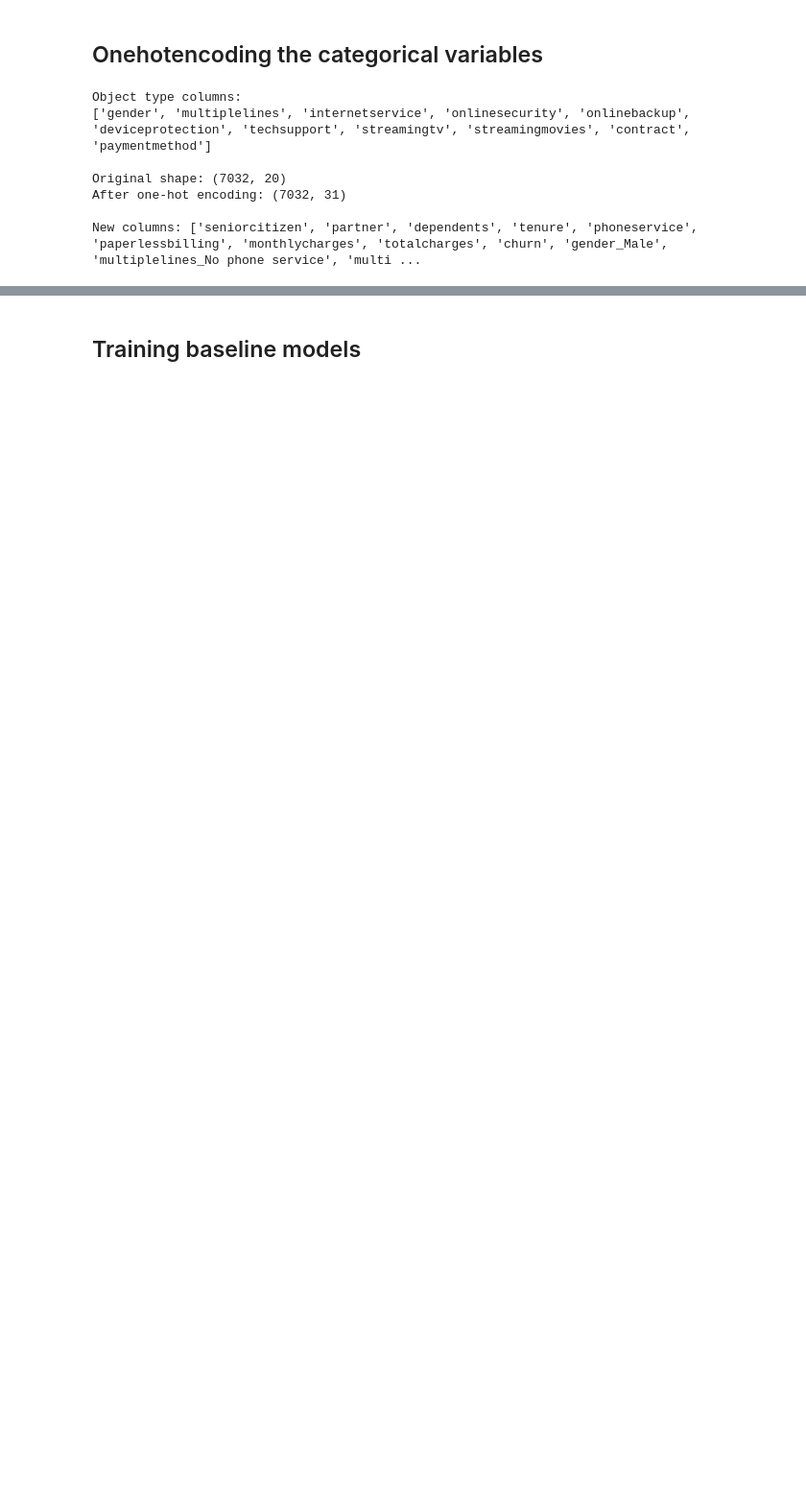
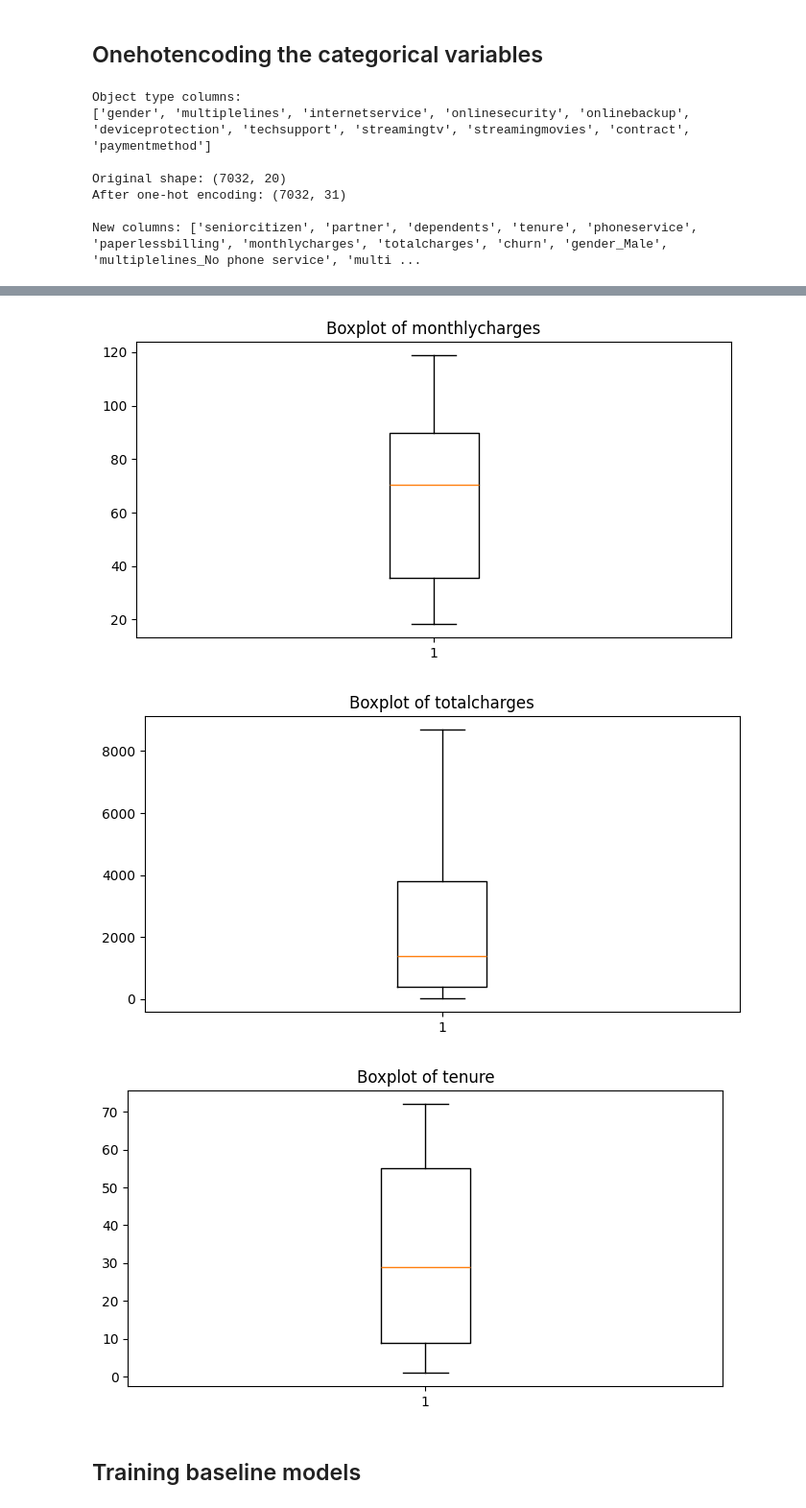
Before and after one commit to GusdPaula/MLENG_FIAP, a Jupyter notebook: fase_1/Gustavo/notebooks_eda/eda.ipynb, the cells around one changed output, grey strips where cells are left out. Shown at 96% size. Saved outputs shown, nothing was run; the diff lists cells and outputs as text; code cells hidden in the pictures; blank space fills up the shorter version.

```diff
--- a/fase_1/Gustavo/notebooks_eda/eda.ipynb
+++ b/fase_1/Gustavo/notebooks_eda/eda.ipynb
@@ -403,3 +425,16 @@ New columns: ['seniorcitizen', 'partner', 'dependents', 'tenure', 'phoneservice'
+# %%
+numerical_features = ['monthlycharges', 'totalcharges', 'tenure']
+# %%
+#Checking outliers in the numerical features using boxplots
+for feature in numerical_features:
+    plt.figure(figsize=(8, 4))
+    plt.boxplot(df_encoded[feature])
+    plt.title(f'Boxplot of {feature}')
+    plt.show()
+# %% [output]
+[figure, added]
+[figure, added]
+[figure, added]
 # %%
 # adding df to mlflow
 df_encoded.to_parquet("./processed_data/df_encoded.parquet")
```
Also changed, not shown: parts of 15 cells of this notebook.
